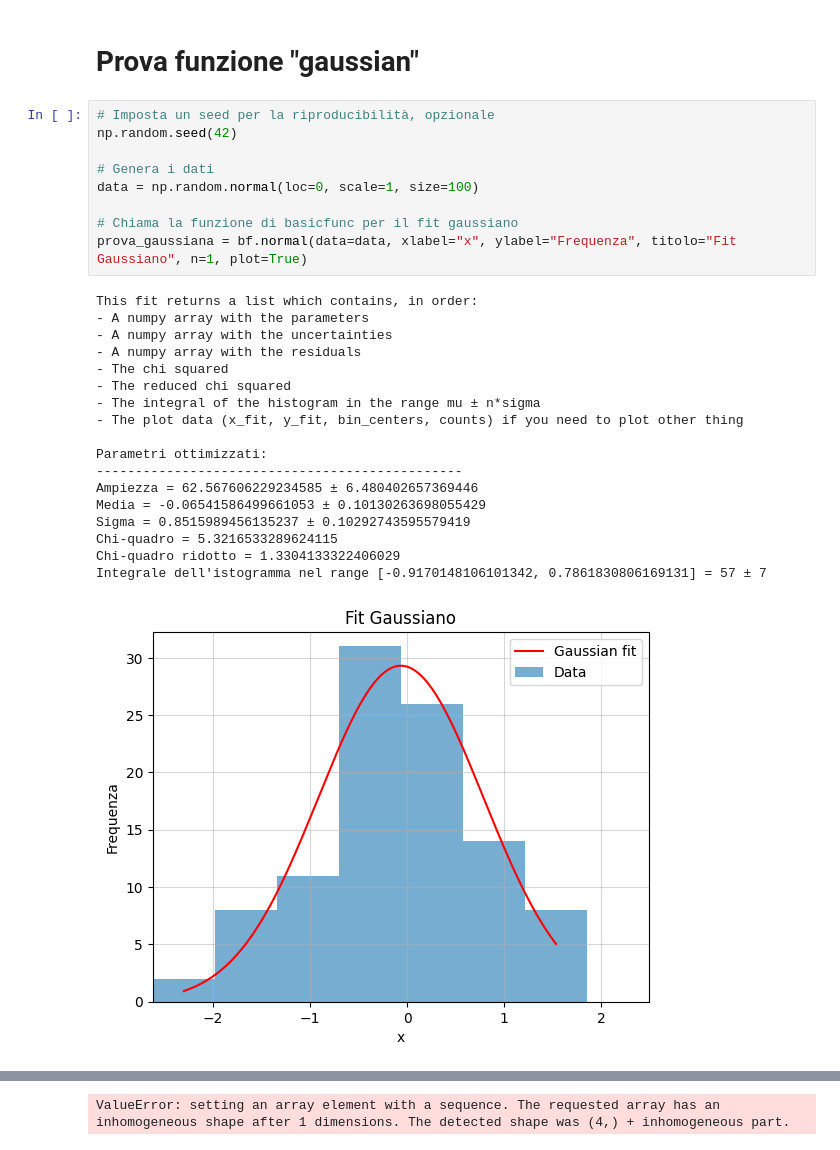
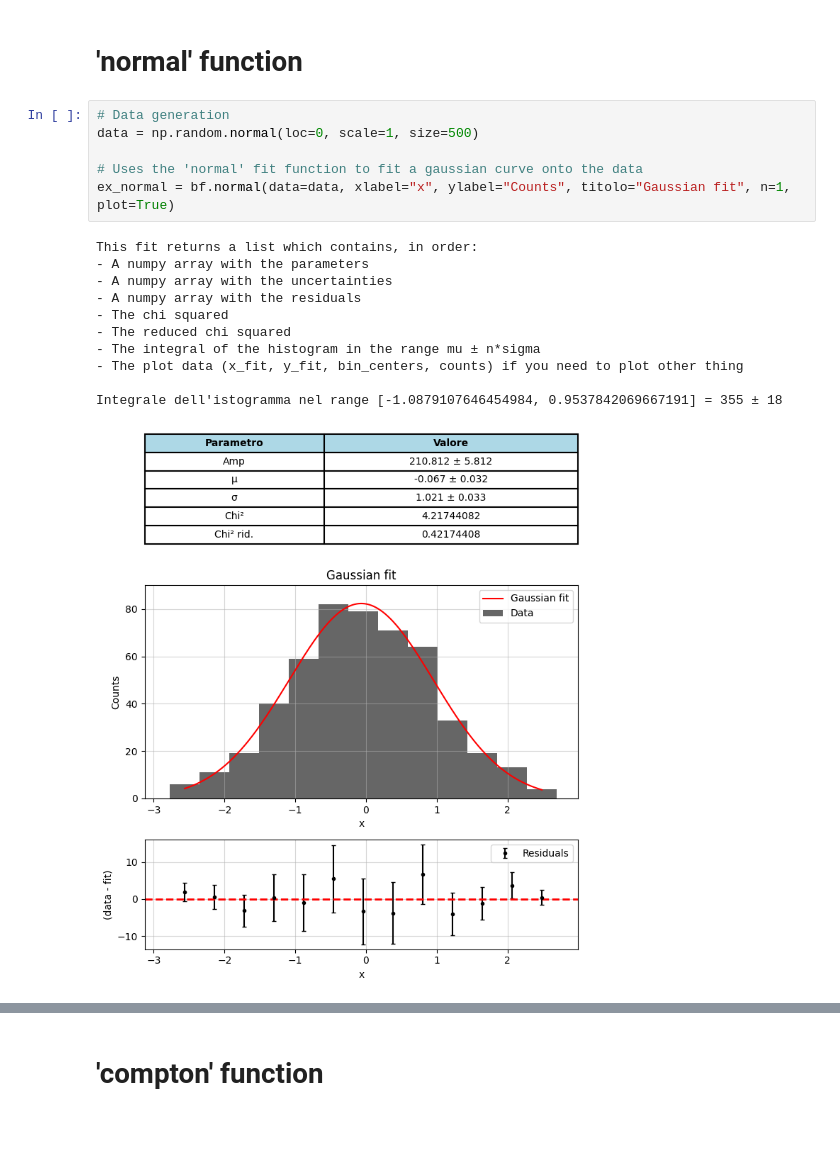
Before and after one commit to b3n3d3tt4/basics, a Jupyter notebook: bfexamples.ipynb, the cells around one changed output, grey strips where cells are left out. Drawn from its saved outputs; the diff is of its cells as text.

Commit message:
modificato plot compton e normal, aggiunte e sistemate prove ipynb

```diff
--- a/bfexamples.ipynb
+++ b/bfexamples.ipynb
@@ -20,32 +10,22 @@ importlib.reload(bf)
 # %% [output]
 <module 'basicfunc' from 'c:\\Users\\Utente\\Desktop\\libreria\\basicfunc.py'>
 # %% [markdown]
-# Prova funzione "gaussian"
+# 'normal' function
 # %%
-# Imposta un seed per la riproducibilità, opzionale
-np.random.seed(42)
+# Data generation
+data = np.random.normal(loc=0, scale=1, size=500)
 
-# Genera i dati
-data = np.random.normal(loc=0, scale=1, size=100)
-
-# Chiama la funzione di basicfunc per il fit gaussiano
-prova_gaussiana = bf.normal(data=data, xlabel="x", ylabel="Frequenza", titolo="Fit Gaussiano", n=1, plot=True)
+# Uses the 'normal' fit function to fit a gaussian curve onto the data
+ex_normal = bf.normal(data=data, xlabel="x", ylabel="Counts", titolo="Gaussian fit", n=1, plot=True)
 # %% [output]
 This fit returns a list which contains, in order:
 - A numpy array with the parameters
 - A numpy array with the uncertainties
 - A numpy array with the residuals
 - The chi squared
 - The reduced chi squared
 - The integral of the histogram in the range mu ± n*sigma
 - The plot data (x_fit, y_fit, bin_centers, counts) if you need to plot other thing
 
-Parametri ottimizzati:
------------------------------------------------
-Ampiezza = 62.567606229234585 ± 6.480402657369446
-Media = -0.06541586499661053 ± 0.10130263698055429
-Sigma = 0.8515989456135237 ± 0.10292743595579419
-Chi-quadro = 5.3216533289624115
-Chi-quadro ridotto = 1.3304133322406029
-Integrale dell'istogramma nel range [-0.9170148106101342, 0.7861830806169131] = 57 ± 7
+Integrale dell'istogramma nel range [-1.0879107646454984, 0.9537842069667191] = 355 ± 18
-[figure, old version]
+[figure, new version]
@@ -53,2 +32,3 @@ Integrale dell'istogramma nel range [-0.9170148106101342, 0.7861830806169131] =
-ValueError: setting an array element with a sequence. The requested array has an inhomogeneous shape after 1 dimensions. The detected shape was (4,) + inhomogeneous part.
+# %% [markdown]
+# 'compton' function
 # %%
```
Also changed, not shown: parts of 5 cells of this notebook, 1 other file.
